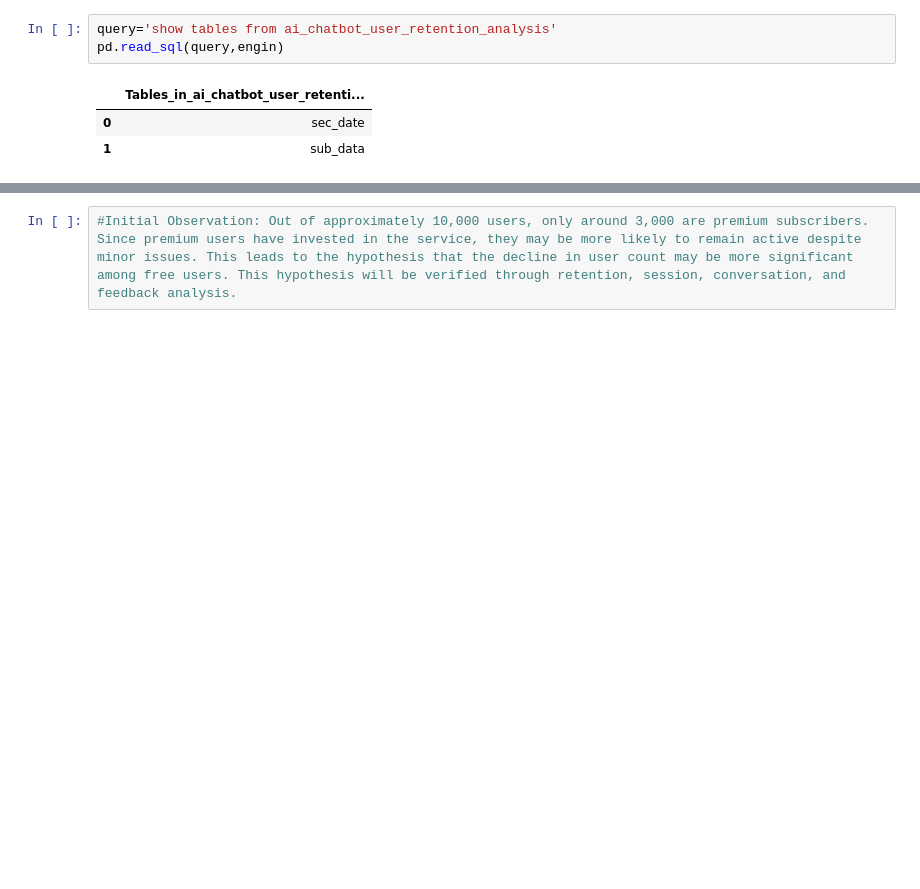
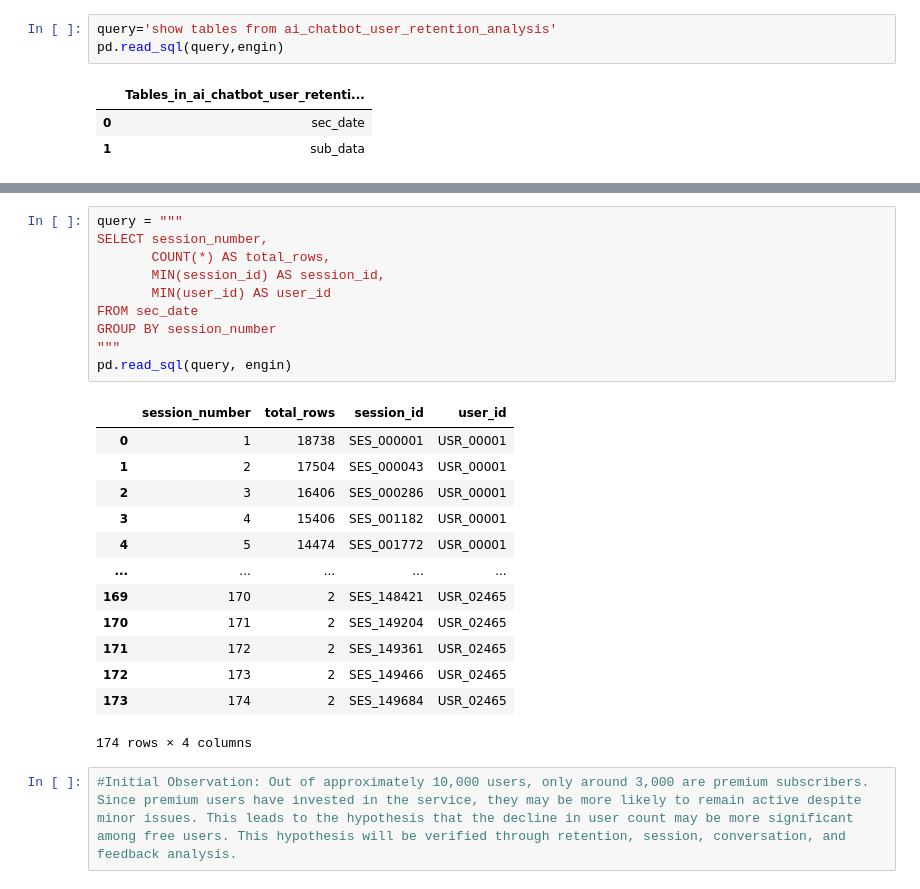
Before and after one commit to vishva0710/ai-chatbot-user-retention-analysis, a Jupyter notebook: AI_Chatbot_User_Retention_Analysis.ipynb, the cells around one changed output, grey strips where cells are left out. Saved outputs shown, nothing was run; the diff lists cells and outputs as text; blank space fills up the shorter version.

Commit message:
sessions data

```diff
--- a/AI_Chatbot_User_Retention_Analysis.ipynb
+++ b/AI_Chatbot_User_Retention_Analysis.ipynb
@@ -554,5 +554,29 @@ pd.read_sql(query, engin)
 | 7 | SES_000008 | USR_01307 | 1 | 2025-01-29 21:12:00 | 9 | 2025-01-29 21:21:00 | v2.1.0 | ... |
 | 8 | SES_000009 | USR_06607 | 1 | 2025-02-28 05:53:00 | 16 | 2025-02-28 06:09:00 | v2.1.0 | ... |
 | 9 | SES_000010 | USR_06003 | 1 | 2025-03-06 15:15:00 | 18 | 2025-03-06 15:33:00 | v2.2.0 | ... |
+# %%
+query = """
+SELECT session_number,
+       COUNT(*) AS total_rows,
+       MIN(session_id) AS session_id,
+       MIN(user_id) AS user_id
+FROM sec_date
+GROUP BY session_number
+"""
+pd.read_sql(query, engin)
+# %% [output]
+|  | session_number | total_rows | session_id | user_id |
+| 0 | 1 | 18738 | SES_000001 | USR_00001 |
+| 1 | 2 | 17504 | SES_000043 | USR_00001 |
+| 2 | 3 | 16406 | SES_000286 | USR_00001 |
+| 3 | 4 | 15406 | SES_001182 | USR_00001 |
+| 4 | 5 | 14474 | SES_001772 | USR_00001 |
+| ... | ... | ... | ... | ... |
+| 169 | 170 | 2 | SES_148421 | USR_02465 |
+| 170 | 171 | 2 | SES_149204 | USR_02465 |
+| 171 | 172 | 2 | SES_149361 | USR_02465 |
+| 172 | 173 | 2 | SES_149466 | USR_02465 |
+| 173 | 174 | 2 | SES_149684 | USR_02465 |
+174 rows × 4 columns
 # %%
 #Initial Observation: Out of approximately 10,000 users, only around 3,000 are premium subscribers. Since premium users have invested in the service, they may be more likely to remain active despite minor issues. This leads to the hypothesis that the decline in user count may be more significant among free users. This hypothesis will be verified through retention, session, conversation, and feedback analysis.
```
